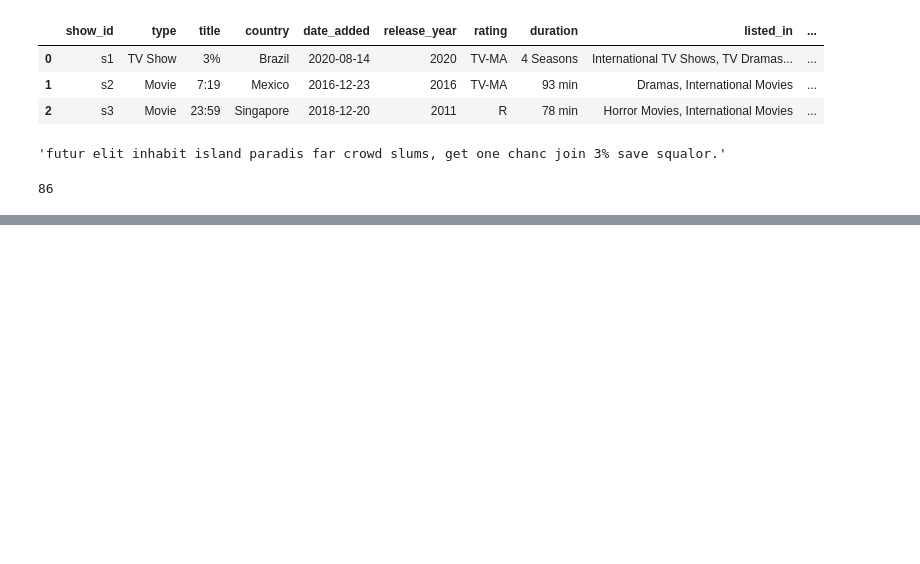
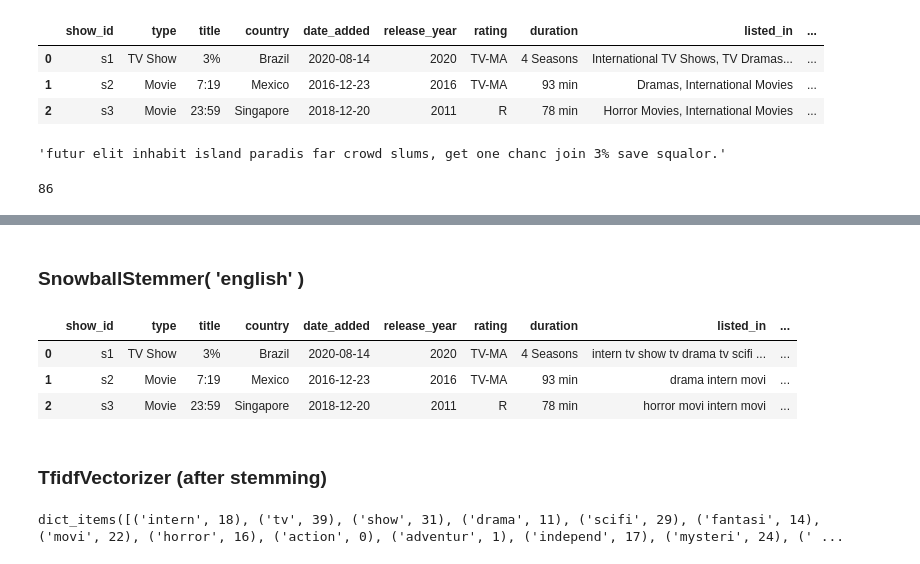
Before and after one commit to kiranahire03/NETFLIX-MOVIES-AND-TV-SHOWS-CLUSTERING, a Jupyter notebook: NETFLIX_MOVIES_AND_TV_SHOWS_CLUSTERING.ipynb, the cells around one changed output, grey strips where cells are left out. Saved outputs shown, nothing was run; the diff lists cells and outputs as text; code cells hidden in the pictures; blank space fills up the shorter version.

```diff
--- a/NETFLIX_MOVIES_AND_TV_SHOWS_CLUSTERING.ipynb
+++ b/NETFLIX_MOVIES_AND_TV_SHOWS_CLUSTERING.ipynb
@@ -748,0 +800,4 @@ len(netflix_df.description.iloc[0])
+# %%
+#Remove stopwords for listed_in
+netflix_df['listed_in'] = netflix_df['listed_in'].apply( remove_stopwords )
+netflix_df.head( 2 )
@@ -748,0 +871,13 @@ len(netflix_df.description.iloc[0])
+# %% [markdown]
+### **SnowballStemmer( 'english' )**
+# %%
+#Stemming for listed_in
+netflix_df['listed_in'] = netflix_df['listed_in'].apply( Apply_stemming )
+netflix_df.head(3)
+# %% [output]
+|  | show_id | type | title | country | date_added | release_year | rating | duration | listed_in | ... |
+| 0 | s1 | TV Show | 3% | Brazil | 2020-08-14 | 2020 | TV-MA | 4 Seasons | intern tv show tv drama tv scifi ... | ... |
+| 1 | s2 | Movie | 7:19 | Mexico | 2016-12-23 | 2016 | TV-MA | 93 min | drama intern movi | ... |
+| 2 | s3 | Movie | 23:59 | Singapore | 2018-12-20 | 2011 | R | 78 min | horror movi intern movi | ... |
+# %% [markdown]
+### **TfidfVectorizer (after stemming)**
@@ -748,0 +893,4 @@ len(netflix_df.description.iloc[0])
+# %%
+dictionary
+# %% [output]
+dict_items([('intern', 18), ('tv', 39), ('show', 31), ('drama', 11), ('scifi', 29), ('fantasi', 14), ('movi', 22), ('horror', 16), ('action', 0), ('adventur', 1), ('independ', 17), ('mysteri', 24), (' ...
```
Also changed, not shown: parts of 39 cells of this notebook.
